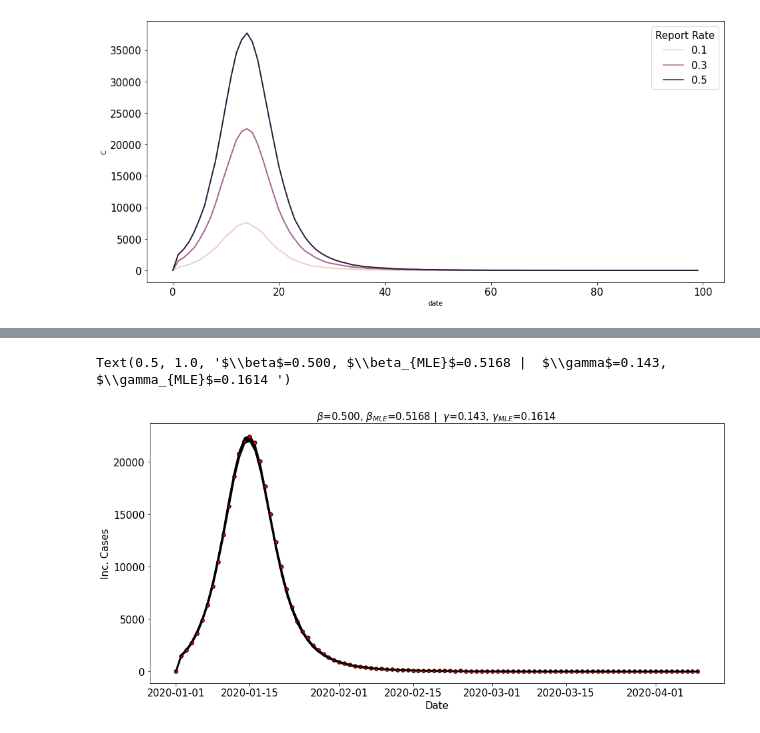
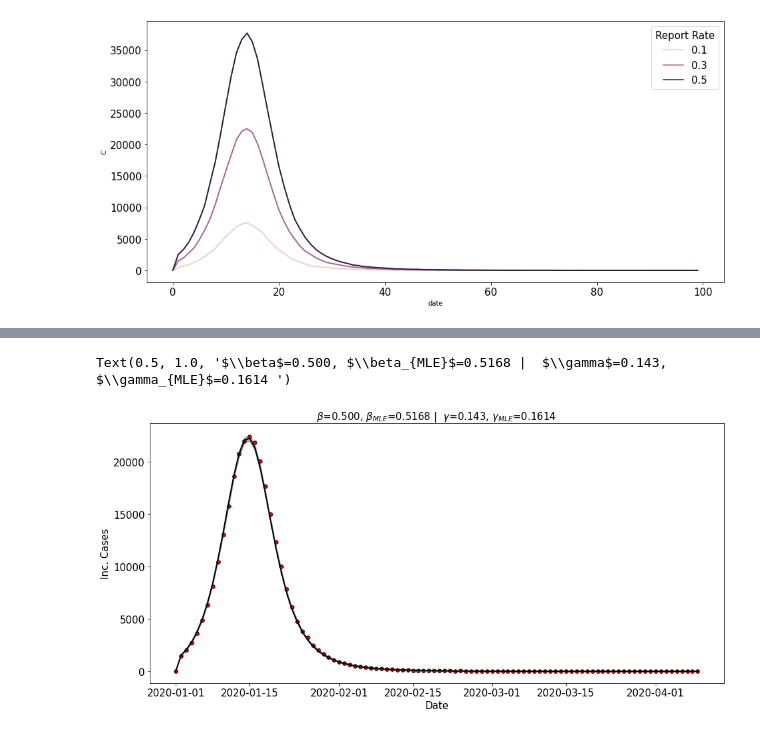
Before and after one commit to ChaosDonkey06/ID_Modeling, a Jupyter notebook: POMP_INFERENCE/SIR_OLMs.ipynb, the cells around one changed output, grey strips where cells are left out. Drawn from its saved outputs; the diff is of its cells as text; code cells hidden in the pictures.

```diff
--- a/POMP_INFERENCE/SIR_OLMs.ipynb
+++ b/POMP_INFERENCE/SIR_OLMs.ipynb
@@ -212,15 +195,15 @@ inc_df
 # %%
 fig, ax = plt.subplots(1, 1, figsize=(15.5, 7.2))
 ax.plot(inc_df.index.values, inc_df["mean"], color='k', linewidth=2, label='Sim with estimated parameters')
-ax.fill_between(inc_df.index.values, inc_df["low_95"], inc_df["high_95"], color='k', linewidth=2)
+ax.fill_between(inc_df.index.values, inc_df["low_95"], inc_df["high_95"], color='k', alpha=0.3)
 
 
 ax.scatter(inc_df.index.values, real_world_observations_df.values, edgecolor="k", facecolor="red", label="Observations", s=30)
 
 ax.tick_params( which='both', axis='both', labelsize=15)
 ax.set_ylabel("Inc. Cases", fontsize=15)
 ax.set_xlabel("Date", fontsize=15)
 ax.set_title(r"$\beta$={:0.3f}, $\beta_{{MLE}}$={:0.4f} |  $\gamma$={:0.3f}, $\gamma_{{MLE}}$={:0.4f} ".format(beta_truth, paramests[0], gamma_truth, paramests[1]), fontsize=15)
 # %% [output]
 Text(0.5, 1.0, '$\\beta$=0.500, $\\beta_{MLE}$=0.5168 |  $\\gamma$=0.143, $\\gamma_{MLE}$=0.1614 ')
-[figure, old version]
+[figure, new version]
```
Also changed, not shown: parts of 1 cell of this notebook.
